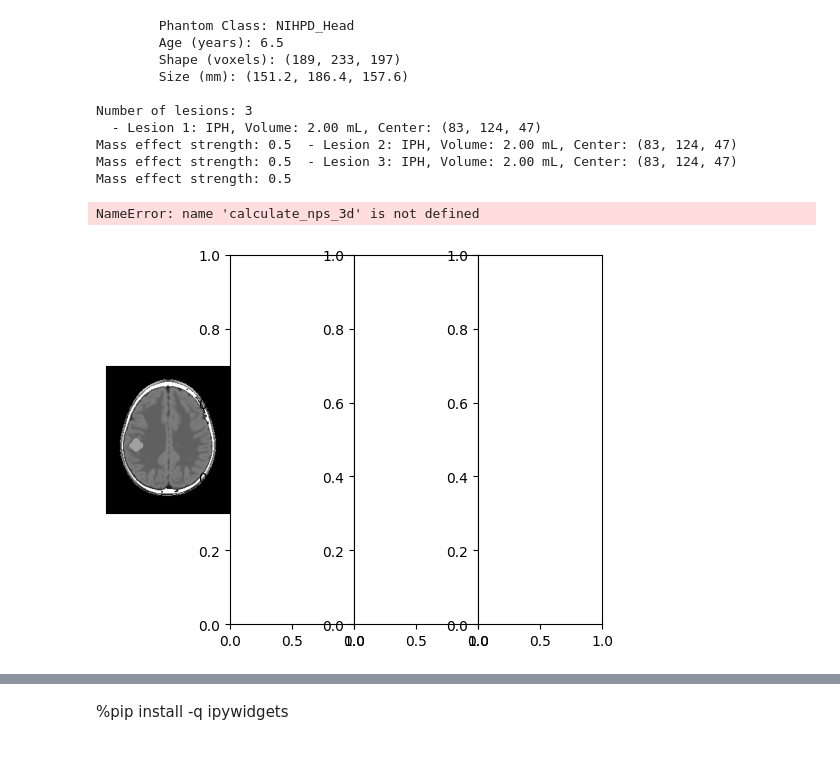
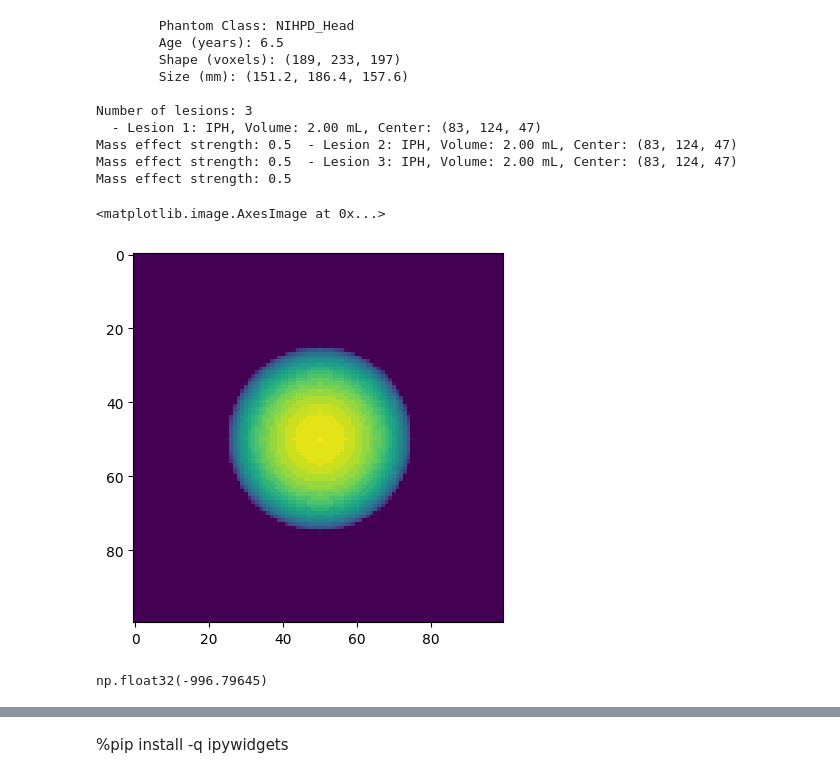
Before and after one commit to DIDSR/InSilicoICH, a Jupyter notebook: notebooks/01_phantoms.ipynb, the cells around one changed output, grey strips where cells are left out. Drawn from its saved outputs; the diff is of its cells as text; code cells hidden in the pictures.

```diff
--- a/notebooks/01_phantoms.ipynb
+++ b/notebooks/01_phantoms.ipynb
@@ -191,23 +189,29 @@ Number of lesions: 3
 Mass effect strength: 0.5  - Lesion 2: IPH, Volume: 2.00 mL, Center: (83, 124, 47)
 Mass effect strength: 0.5  - Lesion 3: IPH, Volume: 2.00 mL, Center: (83, 124, 47)
 Mass effect strength: 0.5
+# %%
+plt.imshow(phantom.get_CT_number_phantom().mean(axis=0))
+# %% [output]
+<matplotlib.image.AxesImage at 0x...>
+[figure, added]
+# %%
+scanner.recon.mean()
+# %% [output]
+np.float32(-996.79645)
 # %%
 from utils import ctshow
+# from measures import calculate_nps_3d
+# volume = phantom.get_CT_number_phantom()
 
-volume = phantom.get_CT_number_phantom()
-
-f, axs = plt.subplots(1, len(phantom.lesions) + 1, gridspec_kw=dict(hspace=0, wspace=0))
-for idx, ax in enumerate(axs):
-    if idx < len(phantom.lesions):
-        mask = phantom.lesions[idx].mask
-        ctshow(volume[phantom.lesions[idx].coords_voxel[0]], 'brain', fig=f, ax=ax)
-    nps_3d = calculate_nps_3d(volume - volume[mask].mean(), mask)
-    center_y = nps_slice.shape[0] // 2
-    nps_profile = nps_slice[center_y, :]
-    axs[len(phantom.lesions)].plot(nps_profile)
+# f, axs = plt.subplots(1, len(phantom.lesions) + 1, gridspec_kw=dict(hspace=0, wspace=0))
+# for idx, ax in enumerate(axs):
+#     if idx < len(phantom.lesions):
+#         mask = phantom.lesions[idx].mask
+#         ctshow(volume[phantom.lesions[idx].coords_voxel[0]], 'brain', fig=f, ax=ax)
+#     nps_3d = calculate_nps_3d(volume - volume[mask].mean(), mask)
+#     center_y = nps_slice.shape[0] // 2
+#     nps_profile = nps_slice[center_y, :]
+#     axs[len(phantom.lesions)].plot(nps_profile)
-# %% [output]
-NameError: name 'calculate_nps_3d' is not defined
-[figure, removed]
 # %%
 volume = phantom.get_CT_number_phantom()
 
```
Also changed, not shown: parts of 4 cells of this notebook, 2 other files.
